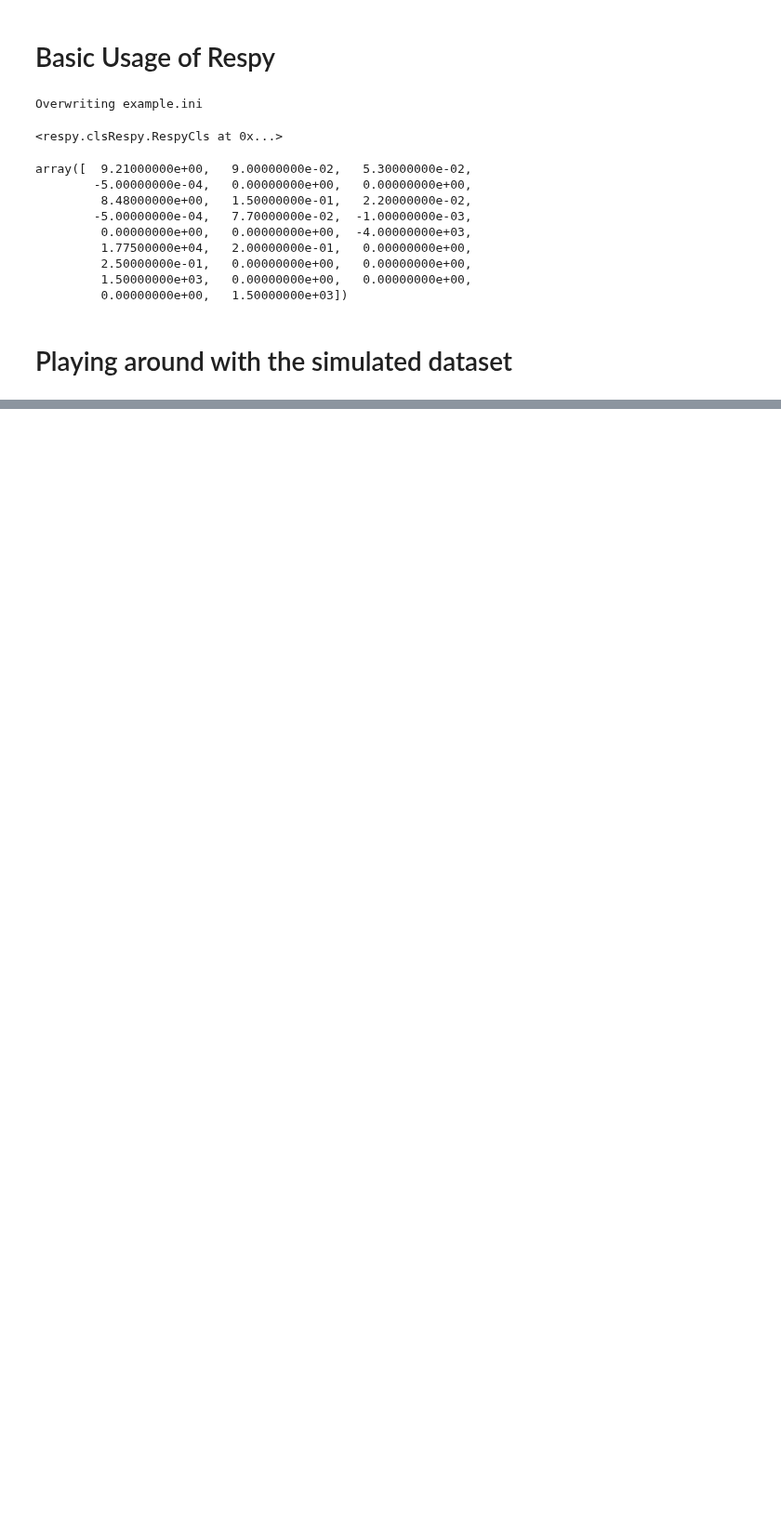
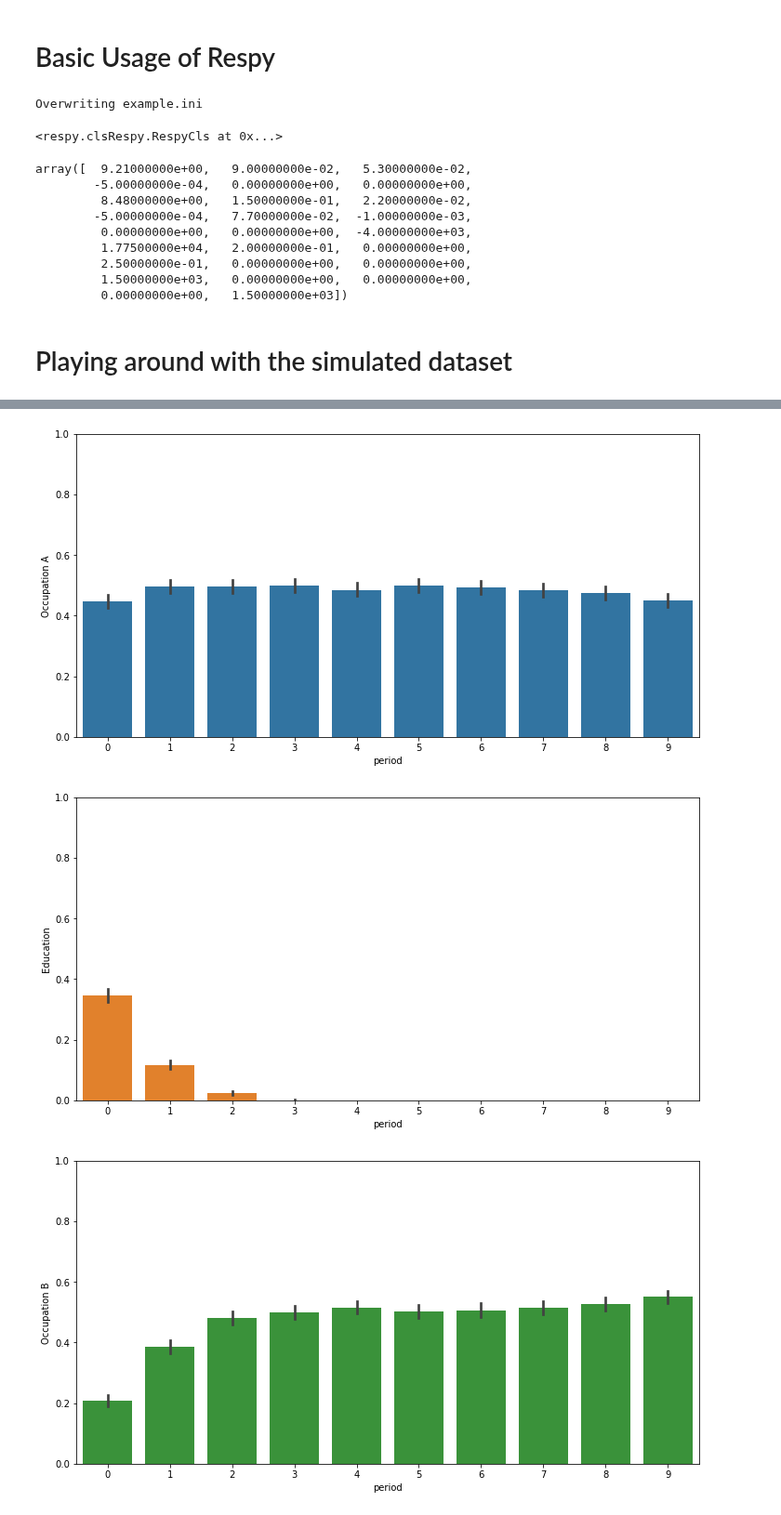
Before and after one commit to OpenSourceEconomics/respy, a Jupyter notebook: doc/presentation/notebook/respy_tutorial.ipynb, the cells around one changed output, grey strips where cells are left out. Shown at 93% size. Saved outputs shown, nothing was run; the diff lists cells and outputs as text; code cells hidden in the pictures; blank space fills up the shorter version.

```diff
--- a/doc/presentation/notebook/respy_tutorial.ipynb
+++ b/doc/presentation/notebook/respy_tutorial.ipynb
@@ -197,0 +185,13 @@ ax.legend(handles, ['A', 'B', 'School'])
+# %%
+choice_names = ['Occupation A', 'Education', 'Occupation B']
+for i, name in enumerate(choice_names):
+    fig, ax = plt.subplots(figsize=(12, 6))
+    data[name] = (data['named_choice'] == name).astype(float)
+    sns.barplot(y=name, x='period', data=data, color=sns.color_palette()[i])
+    ax.set_ylim(0, 1)
+    plt.show()
+    plt.close()
+# %% [output]
+[figure, added]
+[figure, added]
+[figure, added]
```
Also changed, not shown: parts of 4 cells of this notebook, 2 other files.
